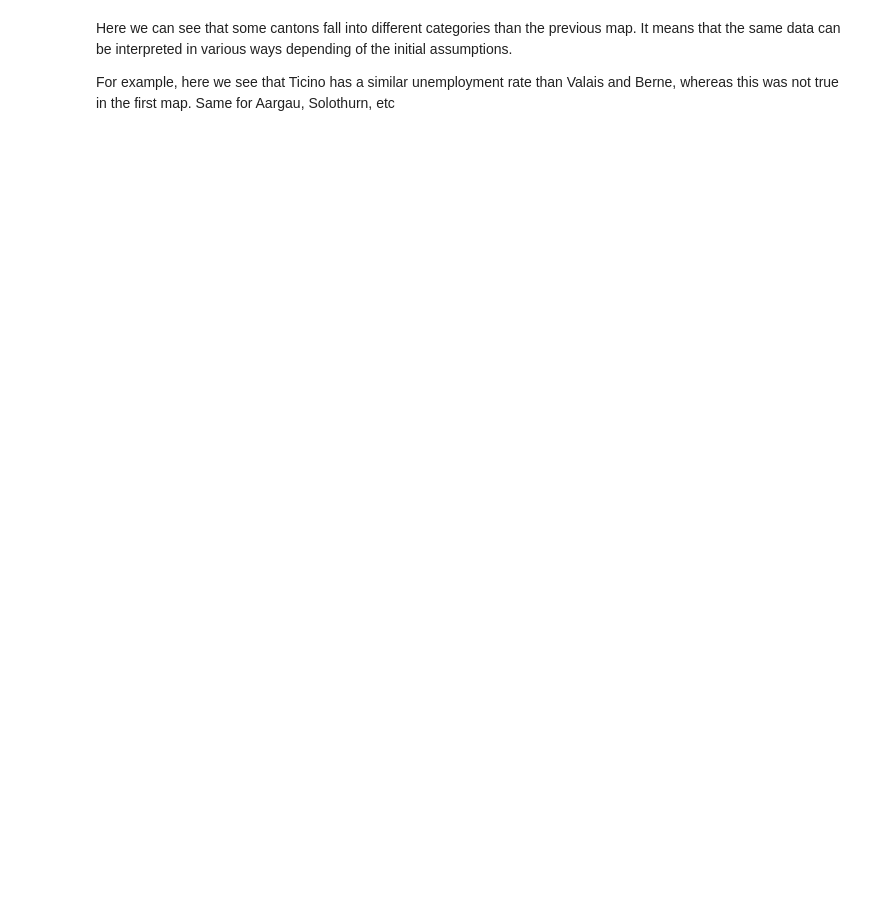
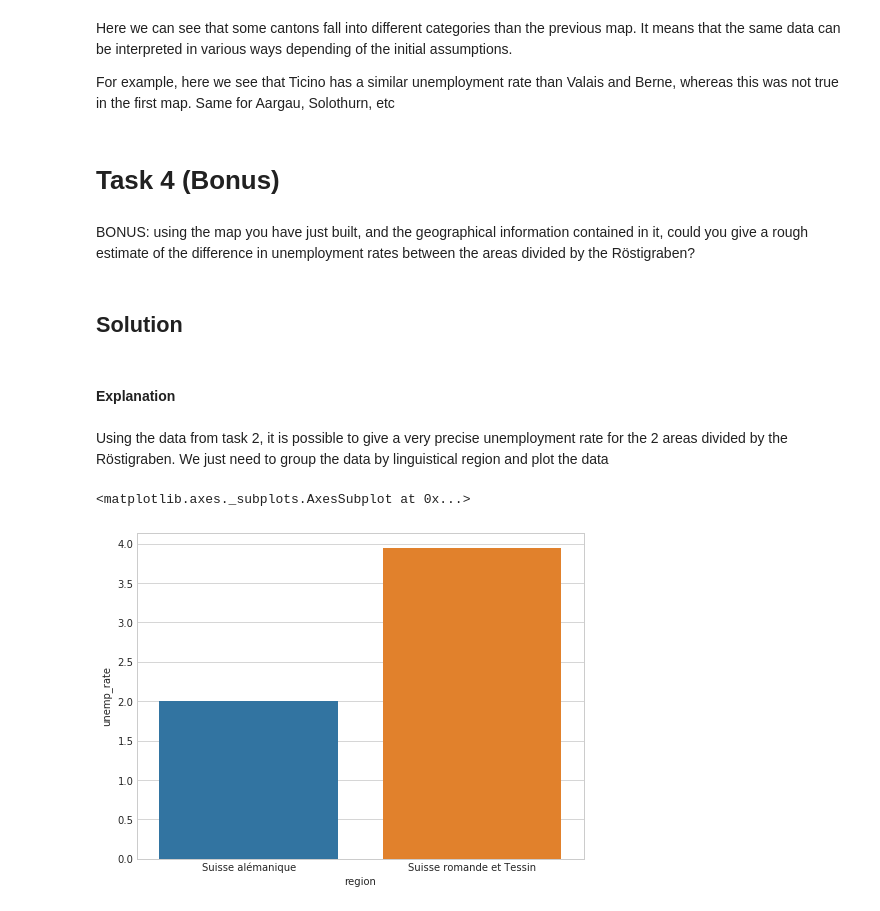
Before and after one commit to darioAnongba/EPFL-ADA, a Jupyter notebook: Labs/03 - Interactive Viz/Homework3.ipynb, the cells around one changed output. Drawn from its saved outputs; the diff is of its cells as text; code cells hidden in the pictures; blank space fills up the shorter version.

Commit message:
Task 2 finished

```diff
--- a/Labs/03 - Interactive Viz/Homework3.ipynb
+++ b/Labs/03 - Interactive Viz/Homework3.ipynb
@@ -215,3 +209,23 @@ m
 Here we can see that some cantons fall into different categories than the previous map. It means that the same data can be interpreted in various ways depending of the initial assumptions.
 
 For example, here we see that Ticino has a similar unemployment rate than Valais and Berne, whereas this was not true in the first map. Same for Aargau, Solothurn, etc
+# %% [markdown]
+# Task 4 (Bonus)
+# %% [markdown]
+BONUS: using the map you have just built, and the geographical information contained in it, could you give a rough estimate of the difference in unemployment rates between the areas divided by the Röstigraben?
+# %% [markdown]
+## Solution
+# %% [markdown]
+#### Explanation
+# %% [markdown]
+Using the data from task 2, it is possible to give a very precise unemployment rate for the 2 areas divided by the Röstigraben. We just need to group the data by linguistical region and plot the data
+# %%
+sns.set_style("whitegrid")
+
+fig, ax = plt.subplots(figsize=(8, 6))
+
+data = swiss_unemployment.groupby(by='region', as_index=False).mean()
+sns.barplot(ax=ax, x="region", y="unemp_rate", data=data.drop(2))
+# %% [output]
+<matplotlib.axes._subplots.AxesSubplot at 0x...>
+[figure, added]
```
Also changed, not shown: parts of 3 cells of this notebook.
